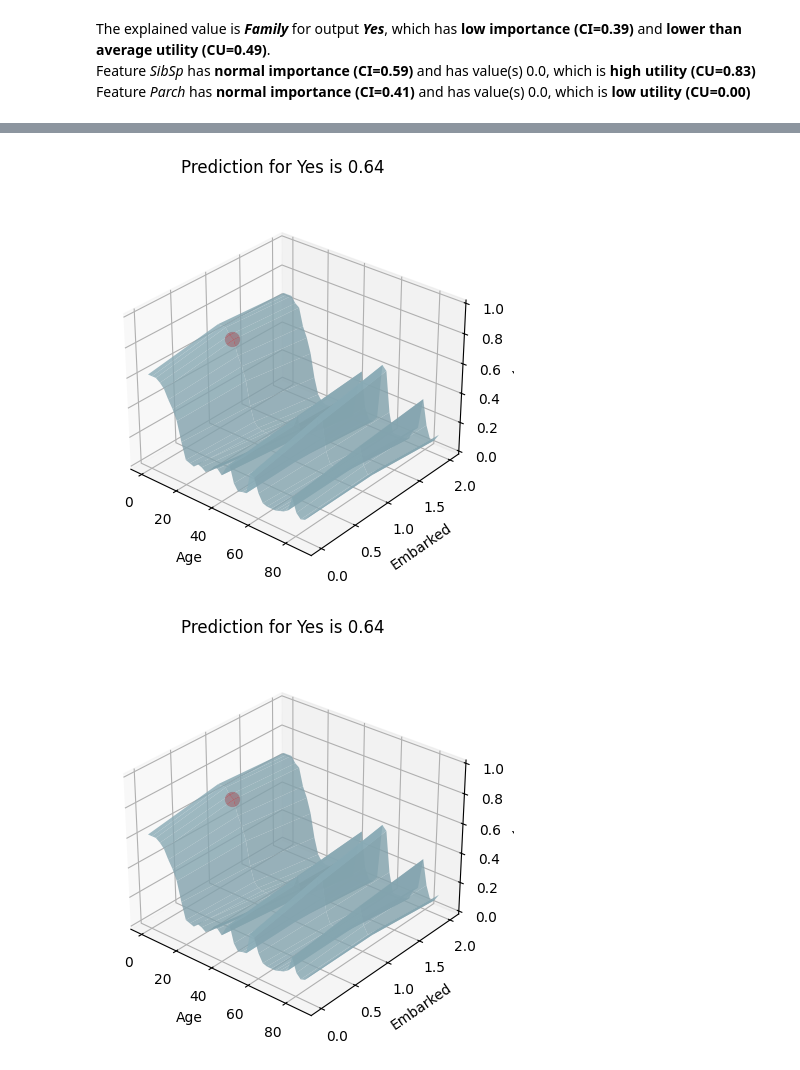
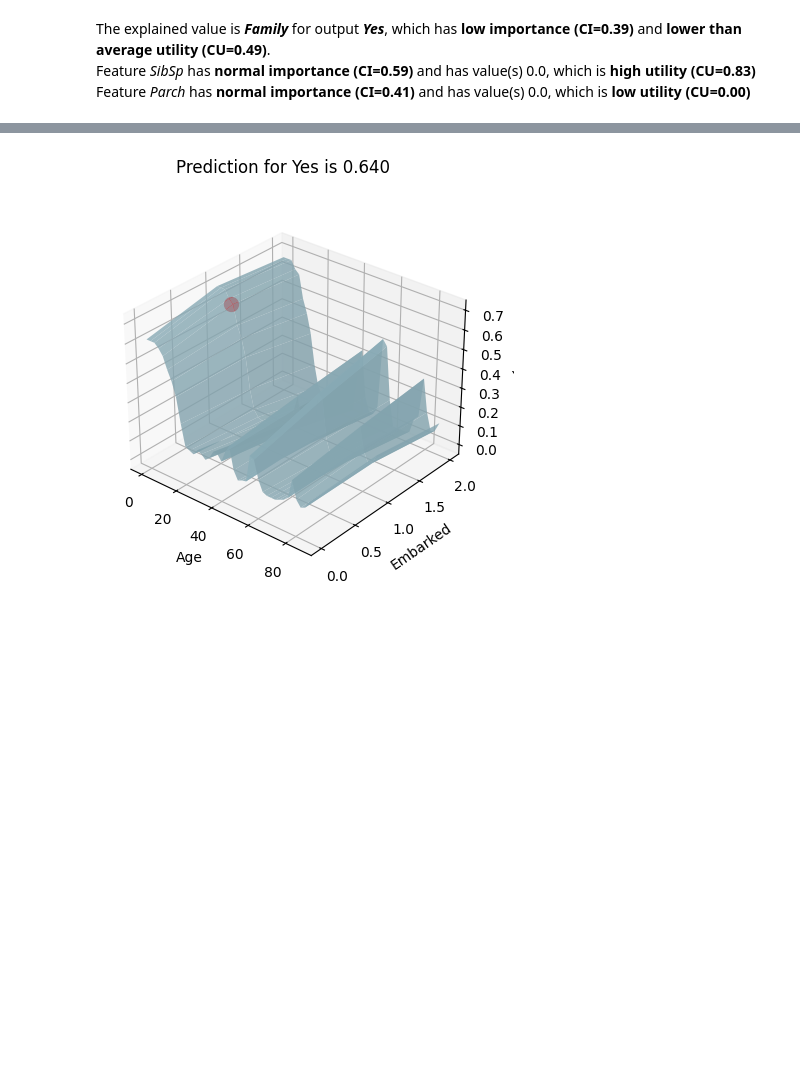
Before and after one commit to KaryFramling/py-ciu, a Jupyter notebook: TitanicTests.ipynb, the cells around one changed output, grey strips where cells are left out. Cells and saved outputs as stored; diff of their text form; code cells hidden in the pictures; blank space fills up the shorter version.

```diff
--- a/TitanicTests.ipynb
+++ b/TitanicTests.ipynb
@@ -318,5 +305,4 @@ CIU_titanic.plot_3D([2,4], ind_output=1, azim=50, zlim=None)
 # %%
-CIU_titanic.plot_3D([2,6], ind_output=1, nbr_pts=(40,3), azim=-50)
+p = CIU_titanic.plot_3D([2,6], ind_output=1, nbr_pts=(40,3), azim=-50)
 # %% [output]
-[figure, old version]
+[figure, new version]
-[figure, removed]
```
Also changed, not shown: parts of 13 cells of this notebook, 2 other files.
